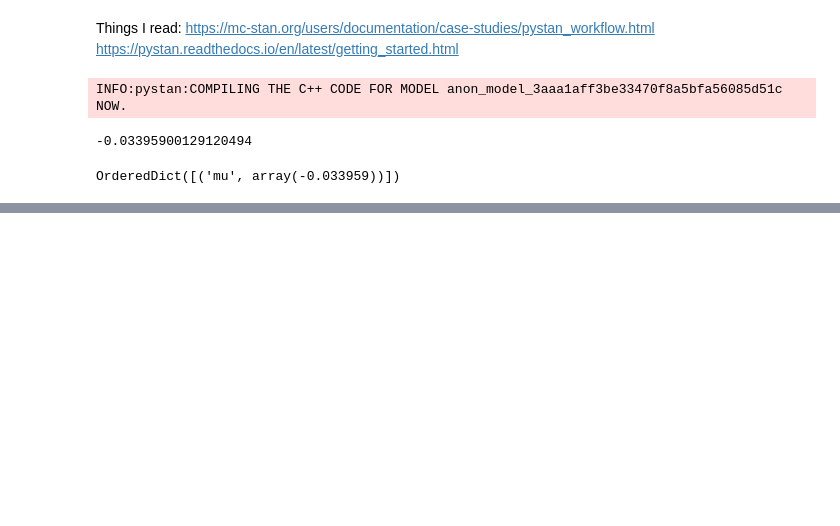
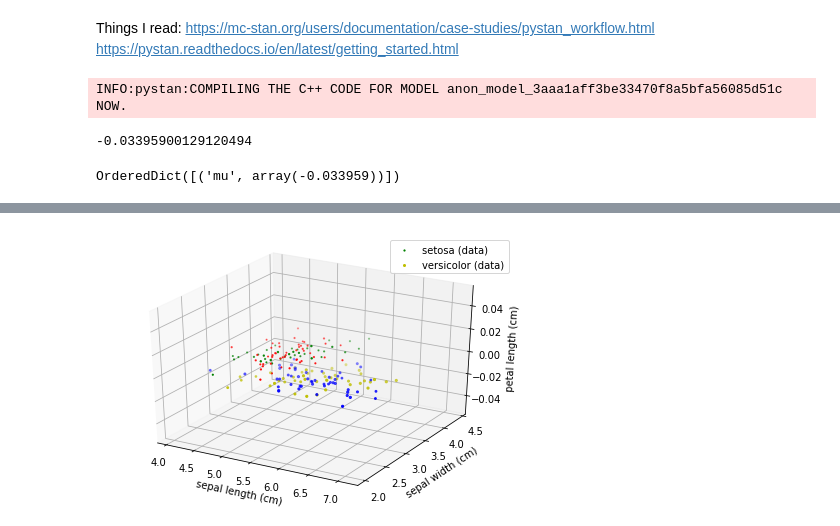
Before and after one commit to Daniel-E-B/CS321-Machine-Learning-A, a Jupyter notebook: proba/proba.ipynb, the cells around one changed output, grey strips where cells are left out. Drawn from its saved outputs; the diff is of its cells as text; code cells hidden in the pictures; blank space fills up the shorter version.

```diff
--- a/proba/proba.ipynb
+++ b/proba/proba.ipynb
@@ -124,9 +111,6 @@ input_data = {'N': 50,
               'setosa_petal_length': x[:,2][0:50],
               'versicolor_sepal_length': x[:,0][50:100],
               'versicolor_sepal_width': x[:,1][50:100],
-              'versicolor_petal_length': x[:,2][50:100],
-              'virginica_sepal_length': x[:,0][100:150],
-              'virginica_sepal_width': x[:,1][100:150],
-              'virginica_petal_length': x[:,2][100:150]}
+              'versicolor_petal_length': x[:,2][50:100]}
 # %%
 fit = sm.optimizing(data=input_data)
@@ -132,0 +132,31 @@ fit = sm.optimizing(data=input_data)
+# %%
+dists = []
+mu = []
+sigma = []
+for key, value in fit.items():
+    if "mu" in key:
+        mu.append(value.tolist())
+    else:
+        sigma.append(value.tolist())
+params = dict(zip(mu, sigma))
+for key, value in params.items():
+    dists.append(np.random.normal(key, value, 50))
+# %%
+# if i were doing this more i would make a function to do this
+fig2 = plt.figure(2)
+ax = fig2.add_subplot(111, projection='3d')
+
+scatter_0 = plt.scatter(dists[0], dists[1], dists[2], c="r", marker="o", label=names[0] + " (gen)")
+scatter_1 = plt.scatter(dists[3], dists[4], dists[5], c="b", marker="o", label=names[1] + " (gen)")
+scatter_2 = plt.scatter(x[:,0][0:50], x[:,1][0:50], x[:,2][0:50], c="g", marker="o", label=names[0] + " (data)")
+scatter_3 = plt.scatter(x[:,0][50:100], x[:,1][50:100], x[:,2][50:100], c="y", marker="o", label=names[1] + " (data)")
+
+
+plt.legend(handles=[scatter_0, scatter_1, scatter_2, scatter_3])
+ax.set_xlabel(feature_names[0])
+ax.set_ylabel(feature_names[1])
+ax.set_zlabel(feature_names[2])
+fig2.tight_layout()
+fig2.show()
+# %% [output]
+[figure, added]
```
Also changed, not shown: parts of 4 cells of this notebook.
